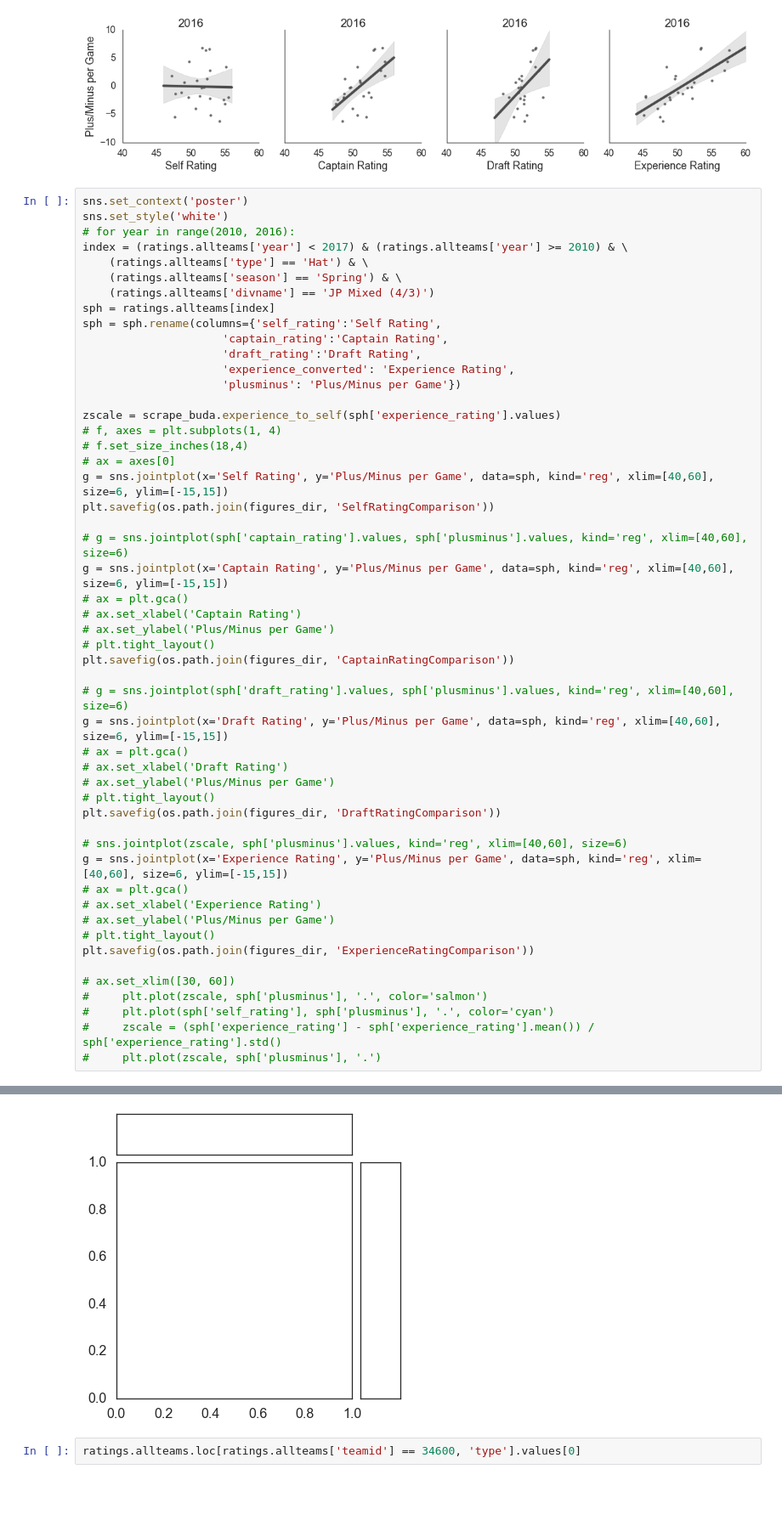
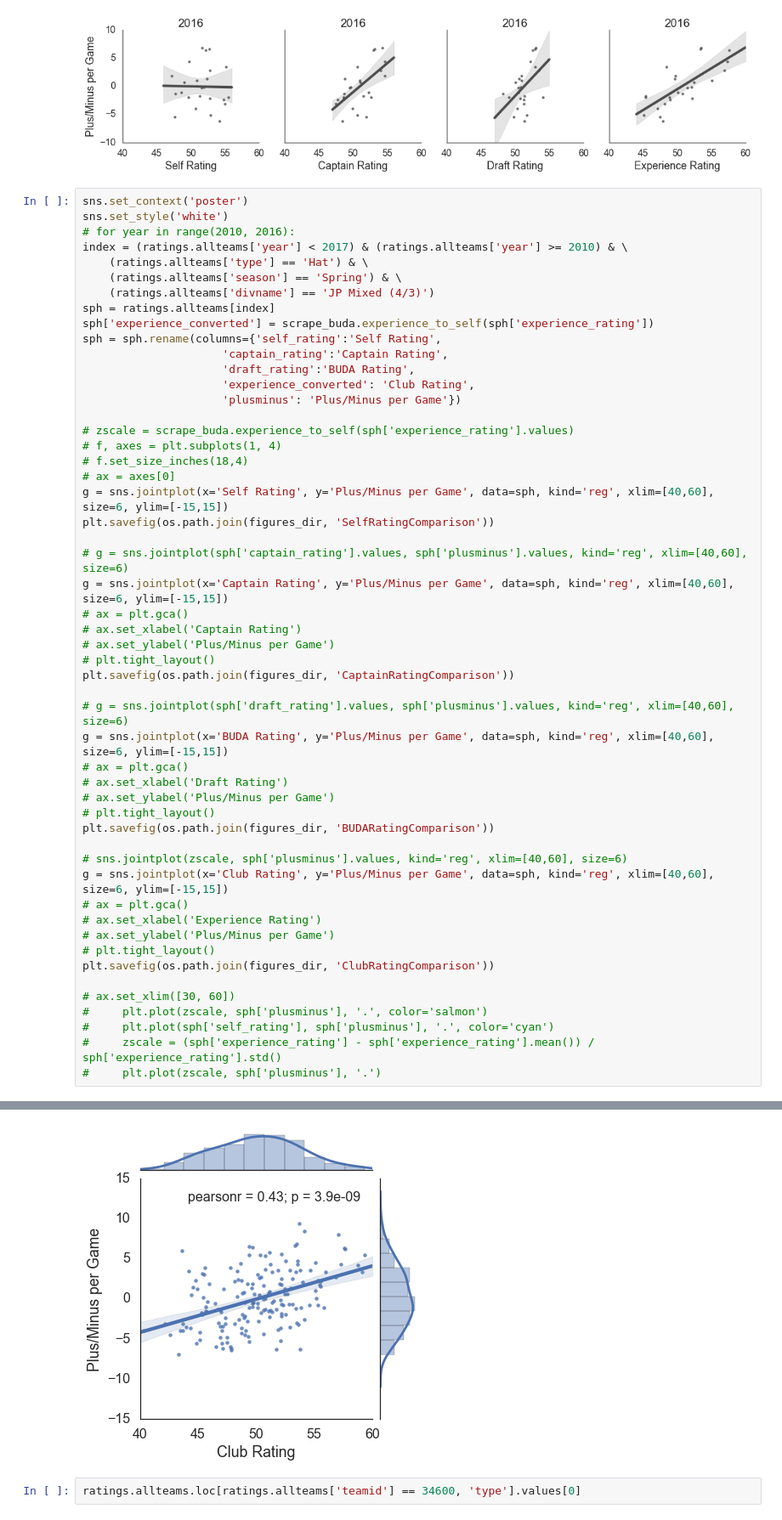
Before and after one commit to rybesh/buda-ratings, a Jupyter notebook: notebooks/Self Ratings.ipynb, the cells around one changed output, grey strips where cells are left out. Shown at 85% size. Saved outputs shown, nothing was run; the diff lists cells and outputs as text; blank space fills up the shorter version.

Commit message:
Update figures.

```diff
--- a/notebooks/Self Ratings.ipynb
+++ b/notebooks/Self Ratings.ipynb
@@ -75,13 +75,14 @@ index = (ratings.allteams['year'] < 2017) & (ratings.allteams['year'] >= 2010) &
     (ratings.allteams['season'] == 'Spring') & \
     (ratings.allteams['divname'] == 'JP Mixed (4/3)')
 sph = ratings.allteams[index]
+sph['experience_converted'] = scrape_buda.experience_to_self(sph['experience_rating'])
 sph = sph.rename(columns={'self_rating':'Self Rating',
                      'captain_rating':'Captain Rating',
-                     'draft_rating':'Draft Rating',
-                     'experience_converted': 'Experience Rating',
+                     'draft_rating':'BUDA Rating',
+                     'experience_converted': 'Club Rating',
                      'plusminus': 'Plus/Minus per Game'})
 
-zscale = scrape_buda.experience_to_self(sph['experience_rating'].values)
+# zscale = scrape_buda.experience_to_self(sph['experience_rating'].values)
 # f, axes = plt.subplots(1, 4)
 # f.set_size_inches(18,4)
 # ax = axes[0]
@@ -97,20 +98,20 @@ g = sns.jointplot(x='Captain Rating', y='Plus/Minus per Game', data=sph, kind='r
 plt.savefig(os.path.join(figures_dir, 'CaptainRatingComparison'))
 
 # g = sns.jointplot(sph['draft_rating'].values, sph['plusminus'].values, kind='reg', xlim=[40,60], size=6)
-g = sns.jointplot(x='Draft Rating', y='Plus/Minus per Game', data=sph, kind='reg', xlim=[40,60], size=6, ylim=[-15,15])
+g = sns.jointplot(x='BUDA Rating', y='Plus/Minus per Game', data=sph, kind='reg', xlim=[40,60], size=6, ylim=[-15,15])
 # ax = plt.gca()
 # ax.set_xlabel('Draft Rating')
 # ax.set_ylabel('Plus/Minus per Game')
 # plt.tight_layout()
-plt.savefig(os.path.join(figures_dir, 'DraftRatingComparison'))
+plt.savefig(os.path.join(figures_dir, 'BUDARatingComparison'))
 
 # sns.jointplot(zscale, sph['plusminus'].values, kind='reg', xlim=[40,60], size=6)
-g = sns.jointplot(x='Experience Rating', y='Plus/Minus per Game', data=sph, kind='reg', xlim=[40,60], size=6, ylim=[-15,15])
+g = sns.jointplot(x='Club Rating', y='Plus/Minus per Game', data=sph, kind='reg', xlim=[40,60], size=6, ylim=[-15,15])
 # ax = plt.gca()
 # ax.set_xlabel('Experience Rating')
 # ax.set_ylabel('Plus/Minus per Game')
 # plt.tight_layout()
-plt.savefig(os.path.join(figures_dir, 'ExperienceRatingComparison'))
+plt.savefig(os.path.join(figures_dir, 'ClubRatingComparison'))
 
 # ax.set_xlim([30, 60])
 #     plt.plot(zscale, sph['plusminus'], '.', color='salmon')
@@ -125,4 +125,4 @@ TypeError: string indices must be integers, not Series
-[figure, old version]
+[figure, new version]
 # %%
 ratings.allteams.loc[ratings.allteams['teamid'] == 34600, 'type'].values[0]
 # %% [output]
```
Also changed, not shown: parts of 1 cell of this notebook, 4 other files.
